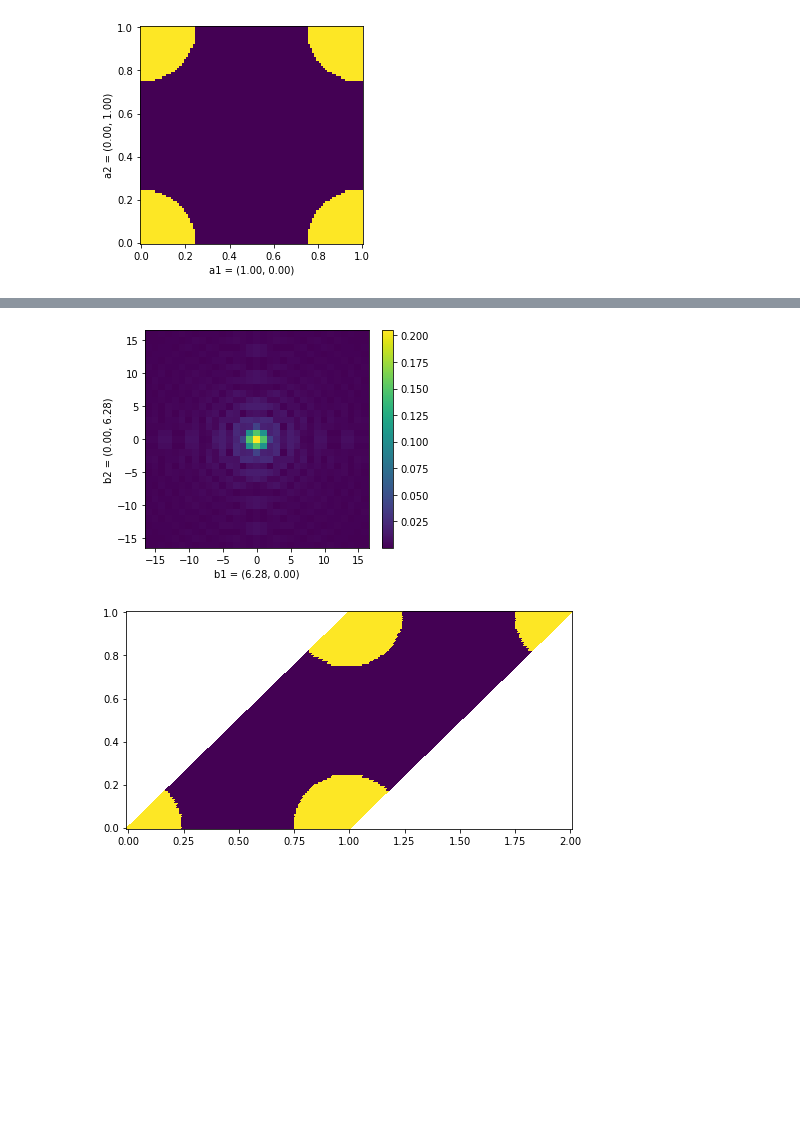
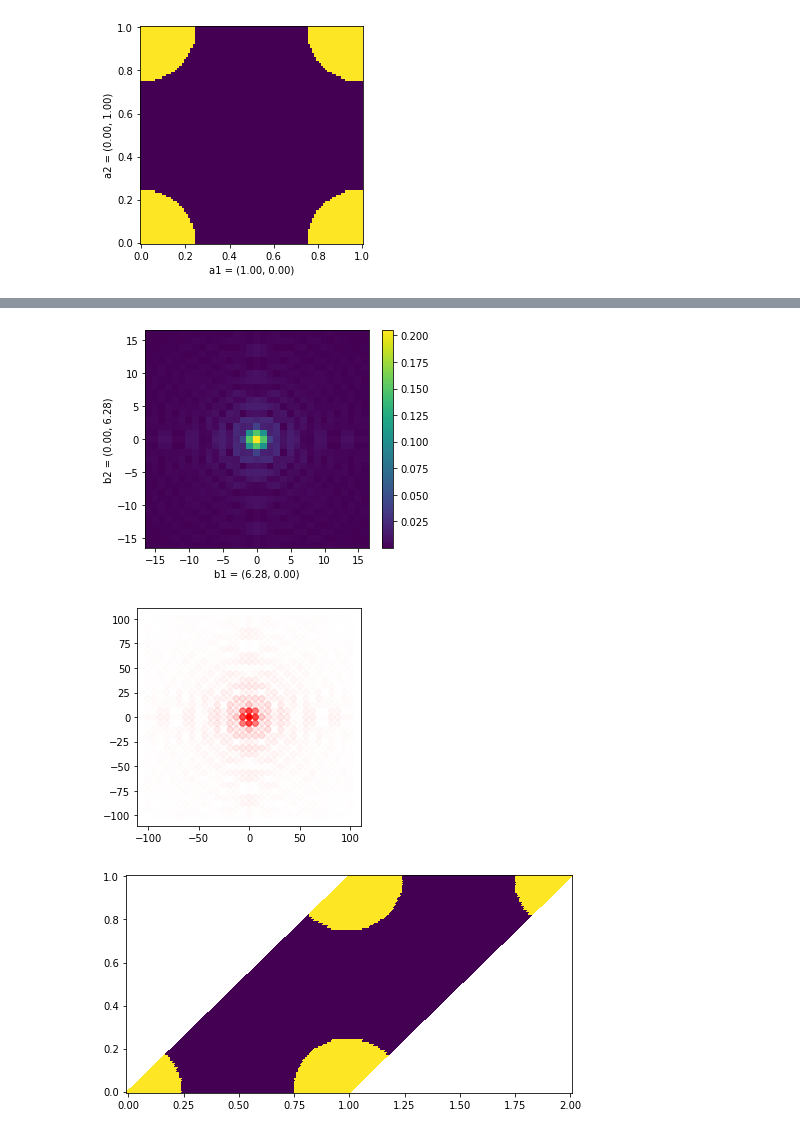
Before and after one commit to markus7800/VoxelNet, a Jupyter notebook: voxelization.ipynb, the cells around one changed output, grey strips where cells are left out. Cells and saved outputs as stored; diff of their text form; code cells hidden in the pictures; blank space fills up the shorter version.

```diff
--- a/voxelization.ipynb
+++ b/voxelization.ipynb
@@ -460,7 +479,7 @@ plot_2D_bravais_lattice(A, xi, sr)
 [figure]
 # %%
 %%time
-B, gi, sg = reciprocal_lattice(corner_spheres, A, g0=-16, g1=16)
+B, mi, sg = reciprocal_lattice(corner_spheres, A, g0=-16, g1=16)
 # %% [output]
 B:
  [[6.28318531 0.        ]
@@ -476,7 +495,8 @@ Wall time: 703 ms
 # %%
-plot_2D_reciprocal_lattice(B, gi, sg)
+plot_2D_reciprocal_lattice(B, mi, sg)
 # %% [output]
 [figure]
+[figure, added]
 # %%
 A = np.array([
     [1., 1.],
```
Also changed, not shown: parts of 10 cells of this notebook.
